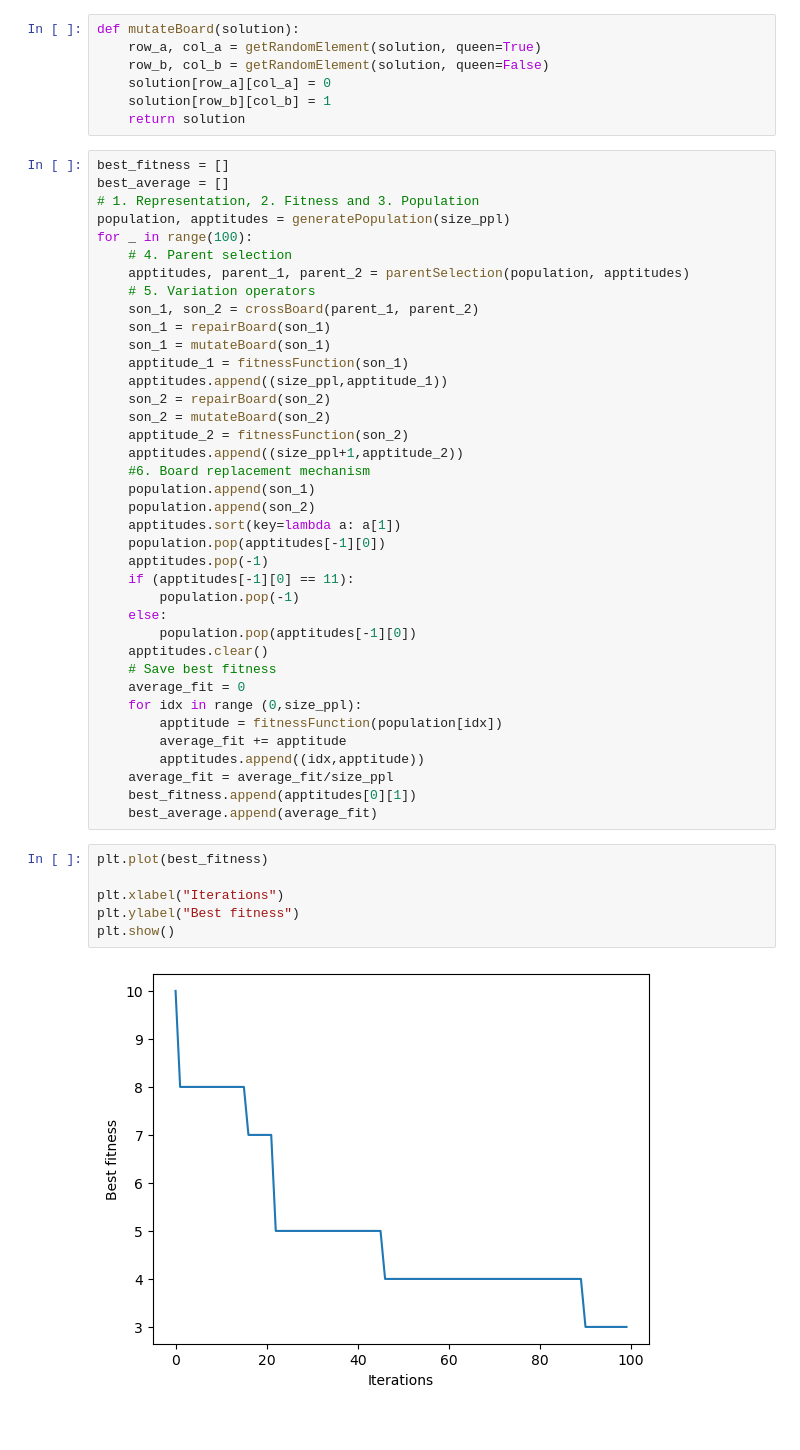
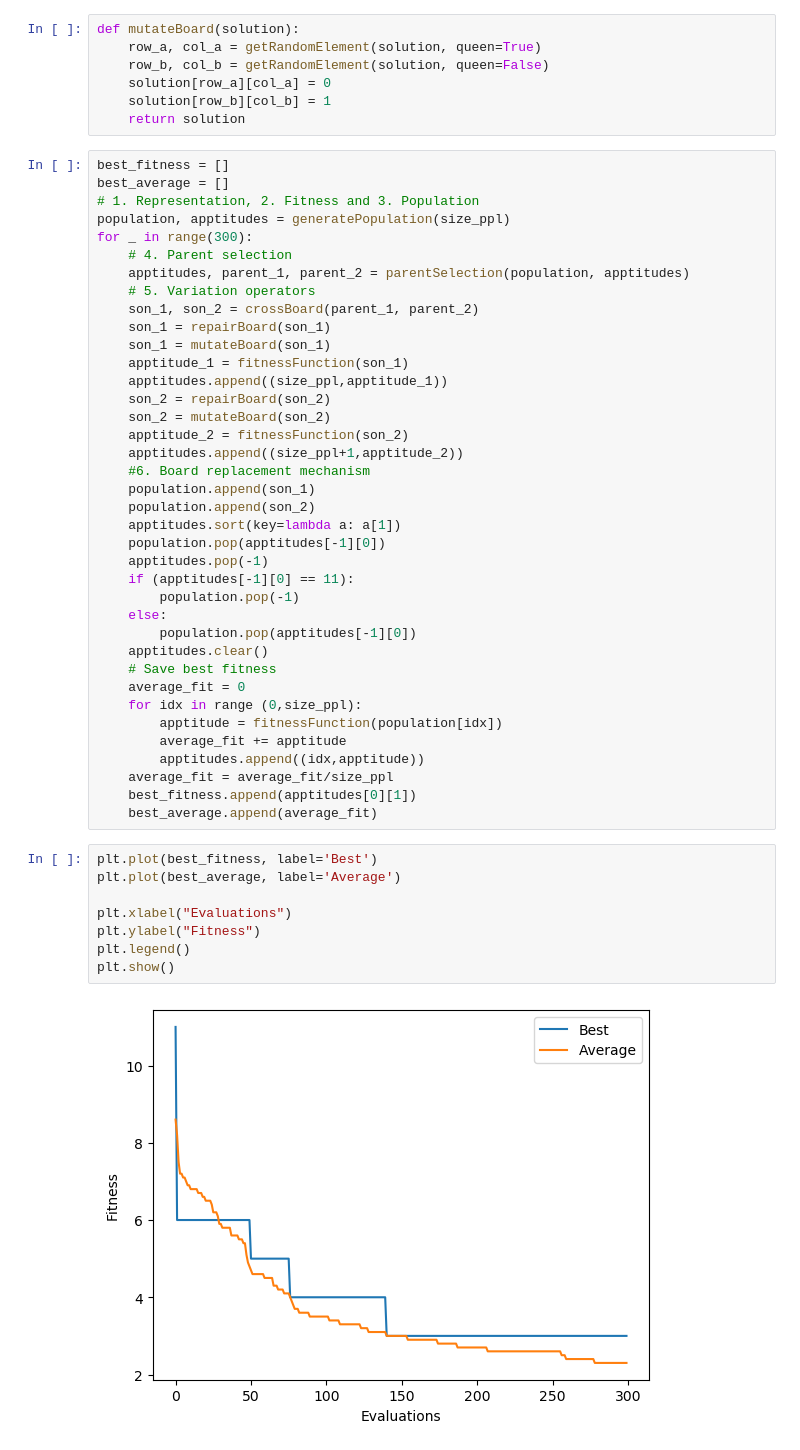
Before and after one commit to JHermosillaD/eight_queens_puzzle, a Jupyter notebook: main_draw.ipynb, the cells around one changed output. Cells and saved outputs as stored; diff of their text form.

```diff
--- a/main_draw.ipynb
+++ b/main_draw.ipynb
@@ -105,7 +107,7 @@ best_fitness = []
 best_average = []
 # 1. Representation, 2. Fitness and 3. Population
 population, apptitudes = generatePopulation(size_ppl)
-for _ in range(100):
+for _ in range(300):
     # 4. Parent selection
     apptitudes, parent_1, parent_2 = parentSelection(population, apptitudes)
     # 5. Variation operators
@@ -139,10 +141,12 @@ for _ in range(100):
     best_fitness.append(apptitudes[0][1])
     best_average.append(average_fit)
 # %%
-plt.plot(best_fitness)
+plt.plot(best_fitness, label='Best')
+plt.plot(best_average, label='Average')
 
-plt.xlabel("Iterations")
-plt.ylabel("Best fitness")
+plt.xlabel("Evaluations")
+plt.ylabel("Fitness")
+plt.legend()
 plt.show()
 # %% [output]
-[figure, old version]
+[figure, new version]
```
Also changed, not shown: parts of 5 cells of this notebook.
